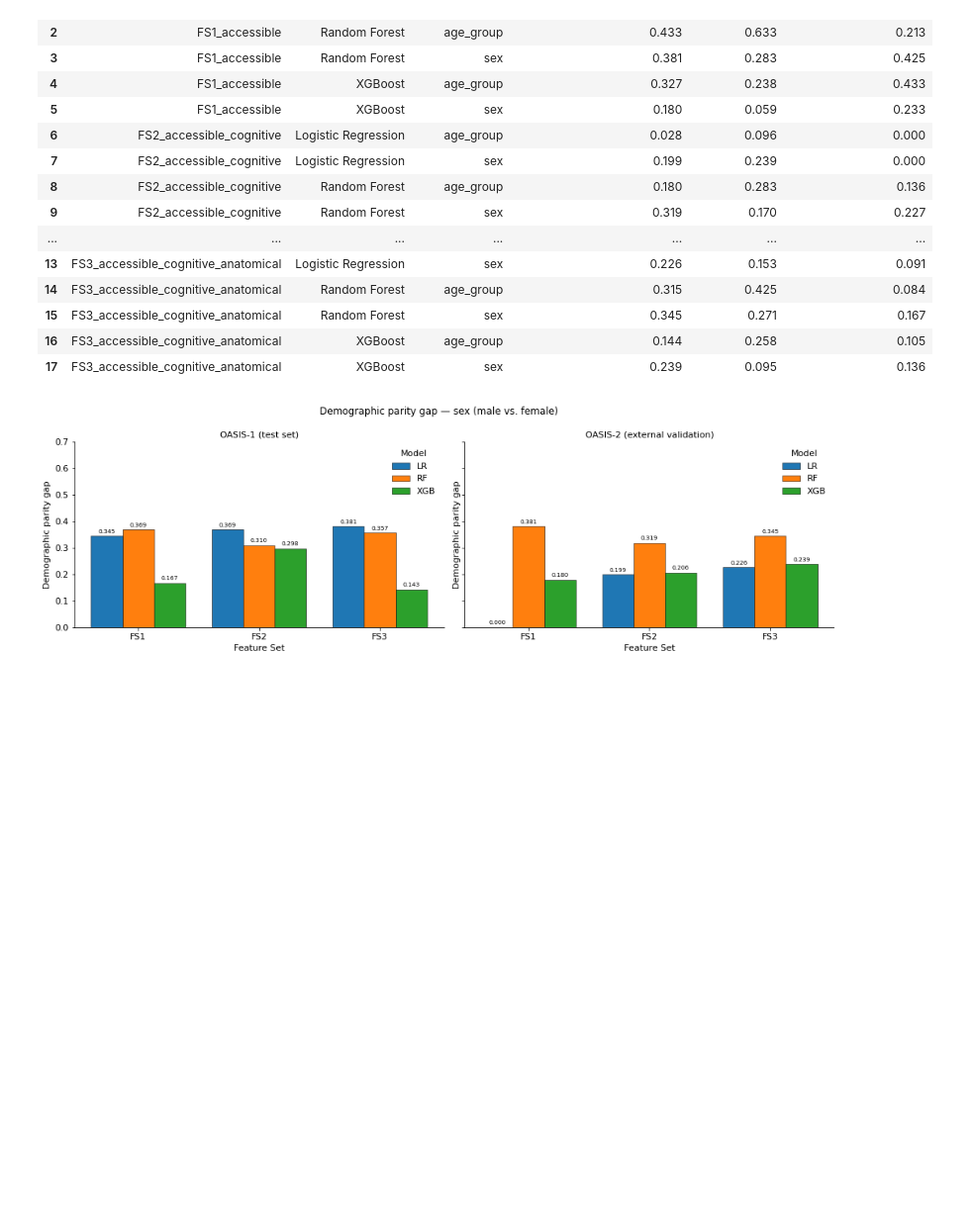
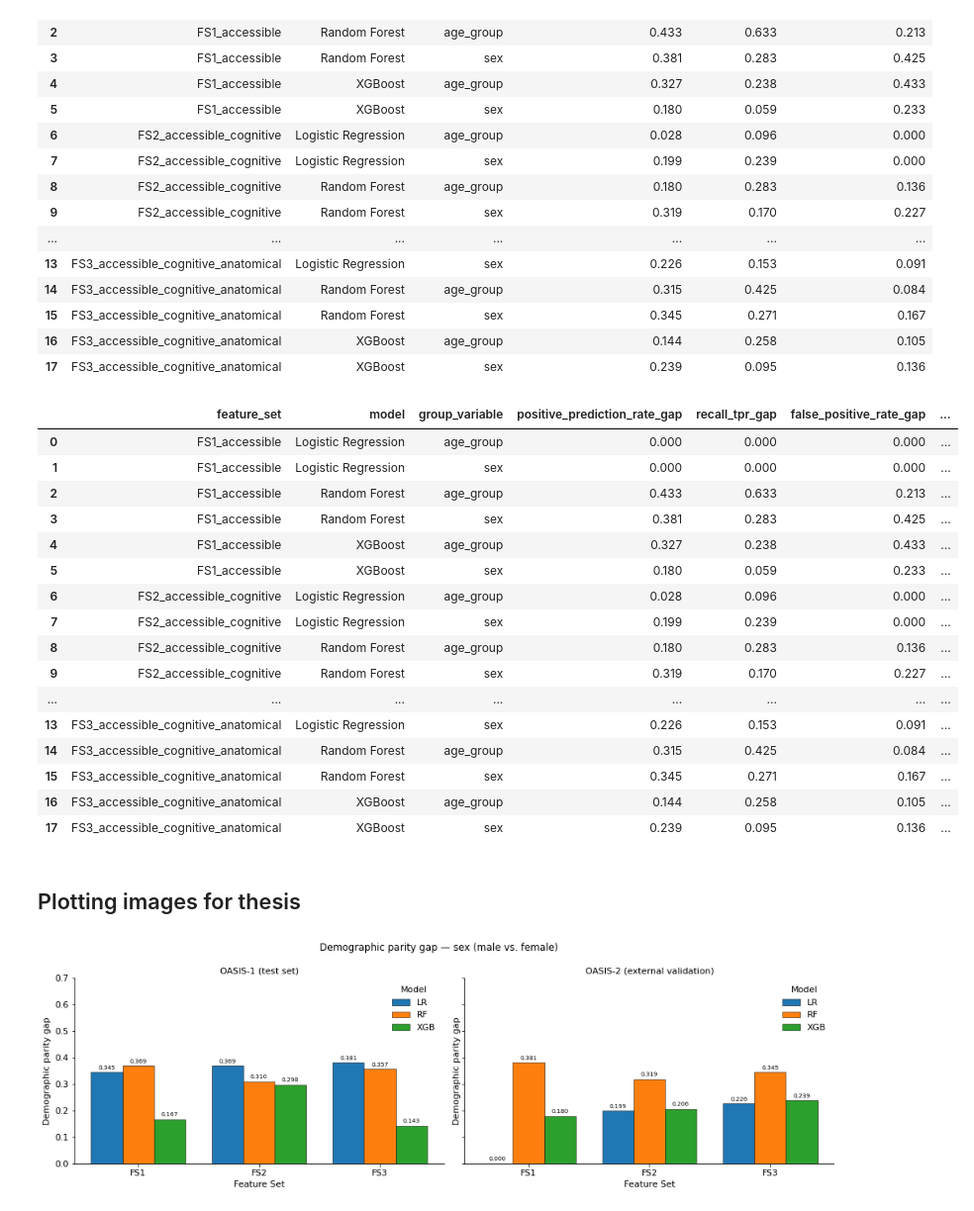
Before and after one commit to Merle16/Thesis-DS, a Jupyter notebook: notebooks/Pipeline.ipynb, the cells around one changed output. Shown at 99% size. Cells and saved outputs as stored; diff of their text form; code cells hidden in the pictures; blank space fills up the shorter version.

```diff
--- a/notebooks/Pipeline.ipynb
+++ b/notebooks/Pipeline.ipynb
@@ -1237,6 +1195,36 @@ oasis2_fairness_gap_df.to_csv('../results/oasis2_fairness_gap_summary.csv', inde
 | 15 | FS3_accessible_cognitive_anatomical | Random Forest | sex | 0.345 | 0.271 | 0.167 |
 | 16 | FS3_accessible_cognitive_anatomical | XGBoost | age_group | 0.144 | 0.258 | 0.105 |
 | 17 | FS3_accessible_cognitive_anatomical | XGBoost | sex | 0.239 | 0.095 | 0.136 |
+# %%
+oasis2_fairness_gap_df["equalized_odds_gap"] = oasis2_fairness_gap_df[
+    ["recall_tpr_gap", "false_positive_rate_gap"]
+].max(axis=1)
+
+display(oasis2_fairness_gap_df)
+oasis2_fairness_gap_df.to_csv(
+    "../results/oasis2_fairness_gap_summary.csv",
+    index=False
+)
+# %% [output]
+|  | feature_set | model | group_variable | positive_prediction_rate_gap | recall_tpr_gap | false_positive_rate_gap | ... |
+| 0 | FS1_accessible | Logistic Regression | age_group | 0.000 | 0.000 | 0.000 | ... |
+| 1 | FS1_accessible | Logistic Regression | sex | 0.000 | 0.000 | 0.000 | ... |
+| 2 | FS1_accessible | Random Forest | age_group | 0.433 | 0.633 | 0.213 | ... |
+| 3 | FS1_accessible | Random Forest | sex | 0.381 | 0.283 | 0.425 | ... |
+| 4 | FS1_accessible | XGBoost | age_group | 0.327 | 0.238 | 0.433 | ... |
+| 5 | FS1_accessible | XGBoost | sex | 0.180 | 0.059 | 0.233 | ... |
+| 6 | FS2_accessible_cognitive | Logistic Regression | age_group | 0.028 | 0.096 | 0.000 | ... |
+| 7 | FS2_accessible_cognitive | Logistic Regression | sex | 0.199 | 0.239 | 0.000 | ... |
+| 8 | FS2_accessible_cognitive | Random Forest | age_group | 0.180 | 0.283 | 0.136 | ... |
+| 9 | FS2_accessible_cognitive | Random Forest | sex | 0.319 | 0.170 | 0.227 | ... |
+| ... | ... | ... | ... | ... | ... | ... | ... |
+| 13 | FS3_accessible_cognitive_anatomical | Logistic Regression | sex | 0.226 | 0.153 | 0.091 | ... |
+| 14 | FS3_accessible_cognitive_anatomical | Random Forest | age_group | 0.315 | 0.425 | 0.084 | ... |
+| 15 | FS3_accessible_cognitive_anatomical | Random Forest | sex | 0.345 | 0.271 | 0.167 | ... |
+| 16 | FS3_accessible_cognitive_anatomical | XGBoost | age_group | 0.144 | 0.258 | 0.105 | ... |
+| 17 | FS3_accessible_cognitive_anatomical | XGBoost | sex | 0.239 | 0.095 | 0.136 | ... |
+# %% [markdown]
+## Plotting images for thesis
 # %%
 import matplotlib.pyplot as plt
 import numpy as np
```
Also changed, not shown: parts of 3 cells of this notebook, 8 other files.
